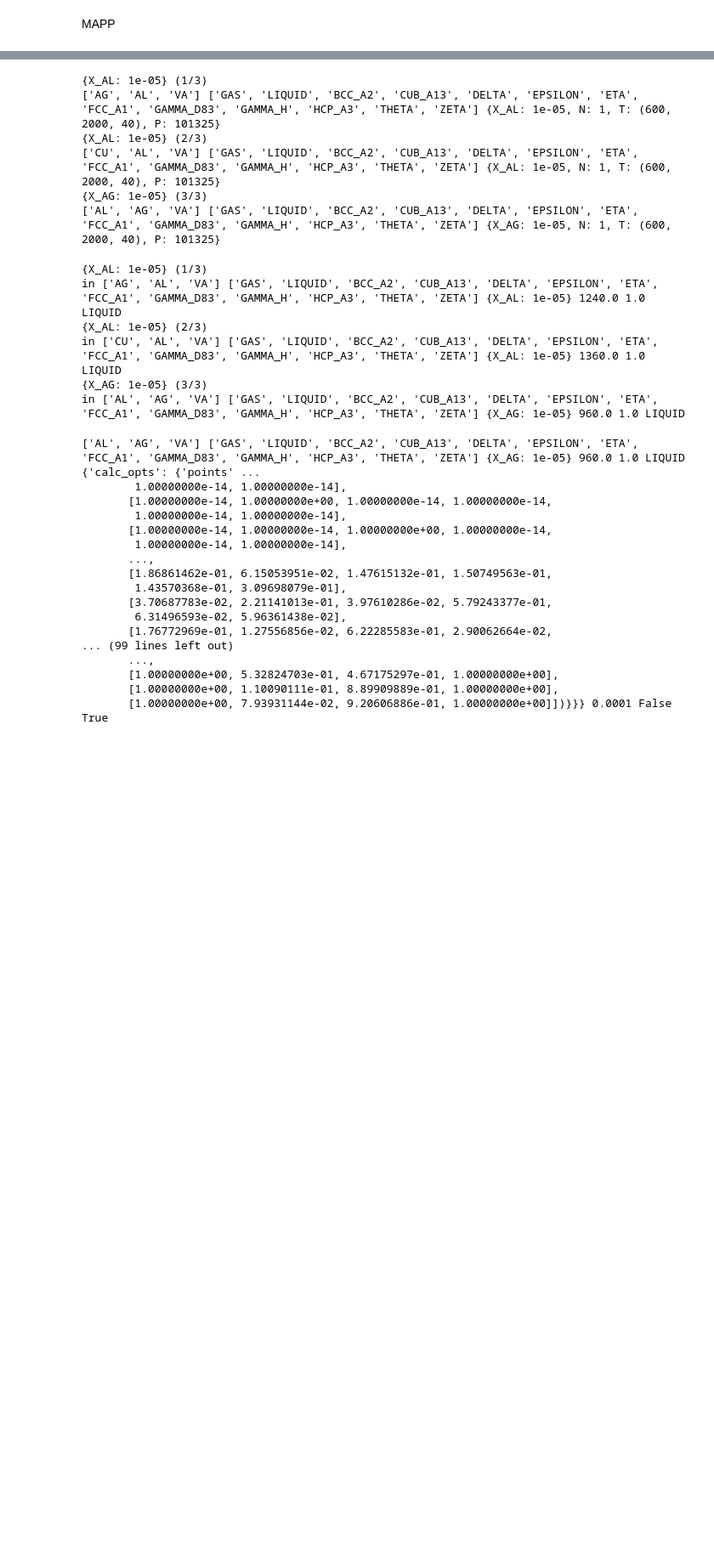
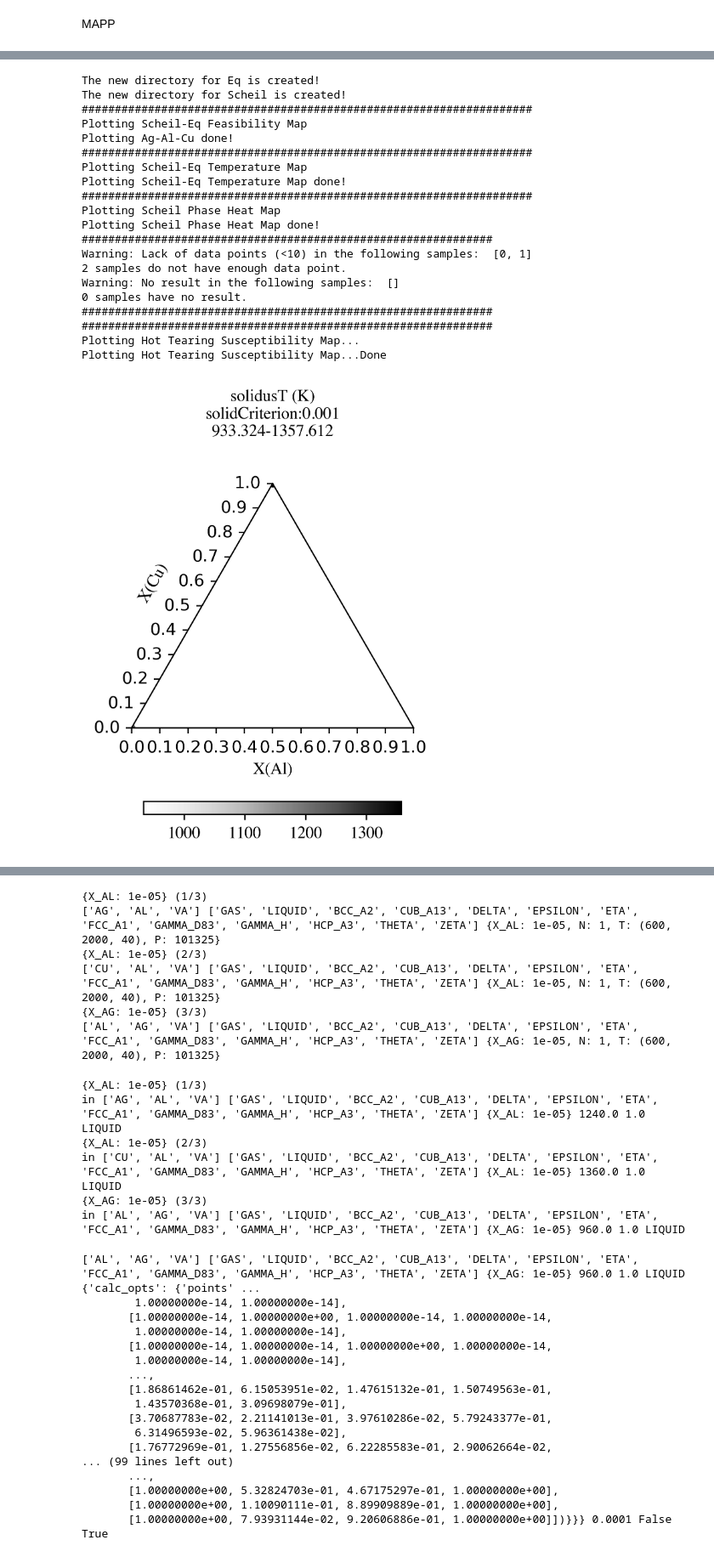
Before and after one commit to PhasesResearchLab/MaterialsMap, a Jupyter notebook: tasks/fmat.ipynb, the cells around one changed output, grey strips where cells are left out. Shown at 85% size. Drawn from its saved outputs; the diff is of its cells as text; code cells hidden in the pictures; blank space fills up the shorter version.

```diff
--- a/tasks/fmat.ipynb
+++ b/tasks/fmat.ipynb
@@ -96,0 +149,4 @@ MAPP
+# %%
+path = '/Users/sunhui/Desktop/new-charge/feasibility_map/tasks/Simulation/06-24-2023-Ag-Al-Cu-database-Ag-Al-Cu'
+pycalphad_eq(path)
+pycalphad_scheil(path,2000)
@@ -96,0 +160,24 @@ MAPP
+# %%
+plotMaps(path,'pycalphad')
+# %% [output]
+The new directory for Eq is created!
+The new directory for Scheil is created!
+####################################################################
+Plotting Scheil-Eq Feasibility Map
+Plotting Ag-Al-Cu done!
+####################################################################
+Plotting Scheil-Eq Temperature Map
+Plotting Scheil-Eq Temperature Map done!
+####################################################################
+Plotting Scheil Phase Heat Map
+Plotting Scheil Phase Heat Map done!
+##############################################################
+Warning: Lack of data points (<10) in the following samples:  [0, 1]
+2 samples do not have enough data point.
+Warning: No result in the following samples:  []
+0 samples have no result.
+##############################################################
+##############################################################
+Plotting Hot Tearing Susceptibility Map...
+Plotting Hot Tearing Susceptibility Map...Done
+[figure, added]
```
Also changed, not shown: parts of 20 cells of this notebook, 1 other file.
